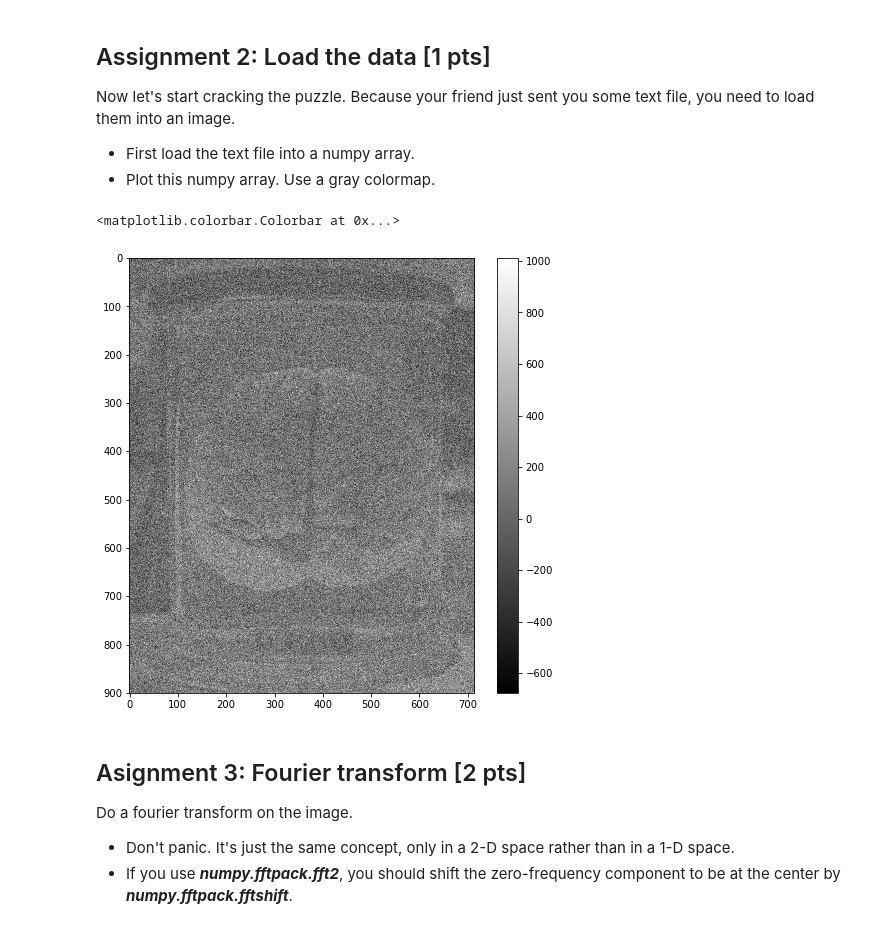
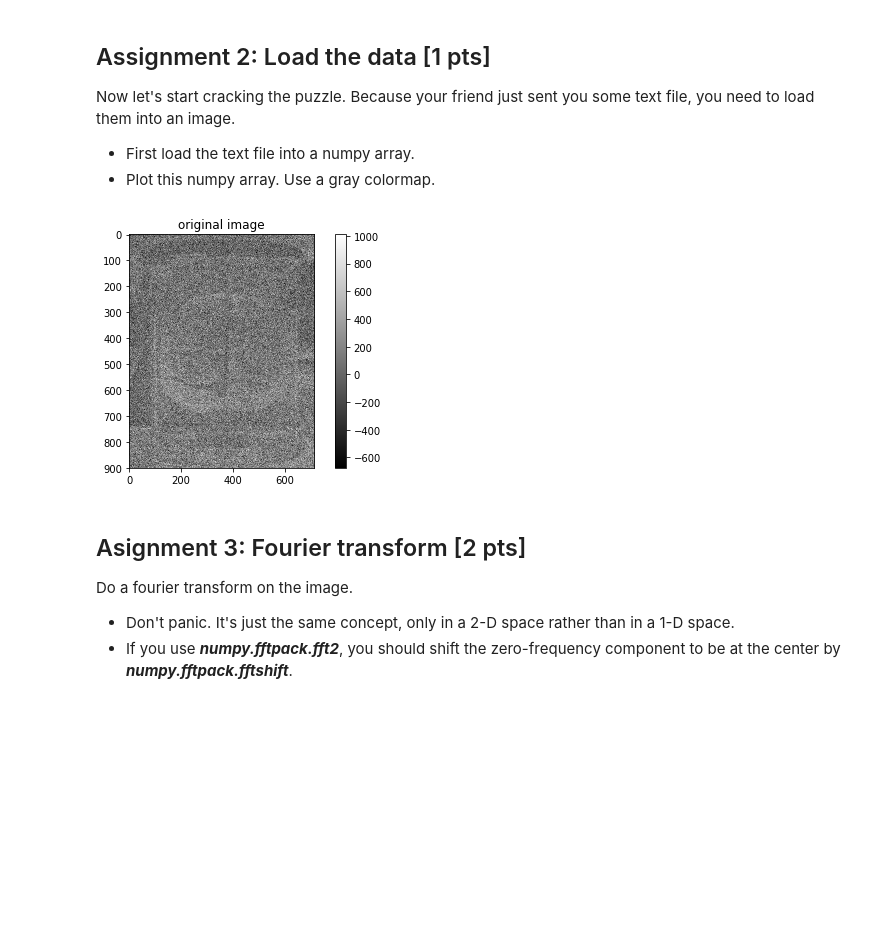
Before and after one commit to NBP-ACC/week-9-acc_5, a Jupyter notebook: sheet07.ipynb, the cells around one changed output. Cells and saved outputs as stored; diff of their text form; code cells hidden in the pictures; blank space fills up the shorter version.

```diff
--- a/sheet07.ipynb
+++ b/sheet07.ipynb
@@ -97,14 +97,15 @@ Now let's start cracking the puzzle. Because your friend just sent you some text
 # %%
 # load text into numpy array
 image = np.loadtxt("important.txt")
 
-#plot array
-plt.figure(figsize=(8,8))
+# plot array (original image)
 plt.imshow(image, cmap='gray')
+plt.title('original image')
 plt.colorbar()
+plt.tight_layout()
+plt.show()
 # %% [output]
-<matplotlib.colorbar.Colorbar at 0x...>
-[figure, old version]
+[figure, new version]
 # %% [markdown]
 ## Asignment 3: Fourier transform [2 pts]
 Do a fourier transform on the image.
```
Also changed, not shown: parts of 9 cells of this notebook.
